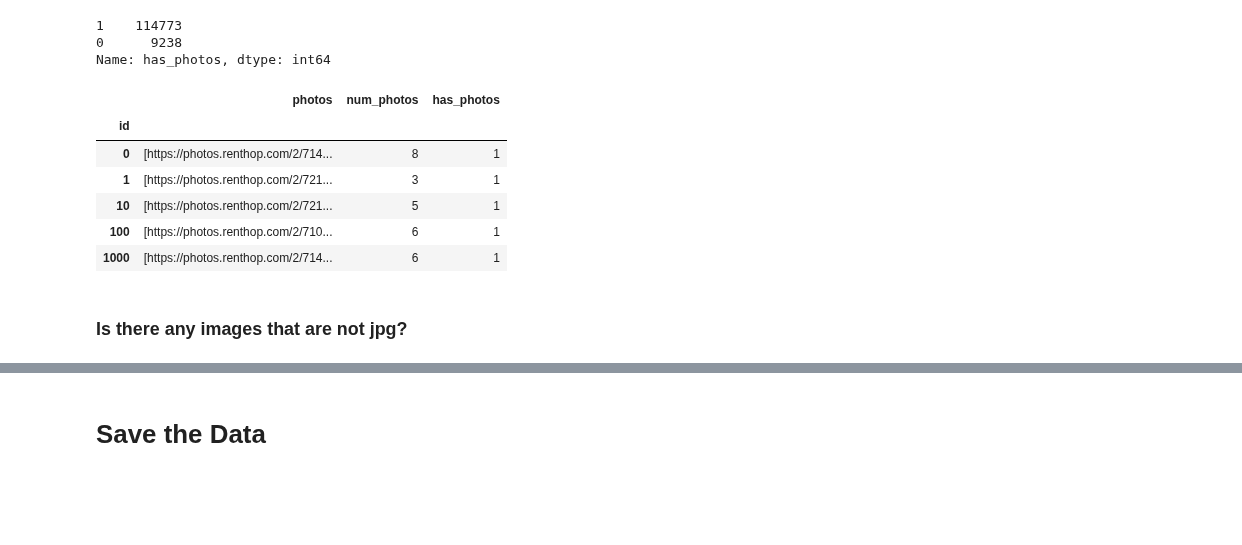
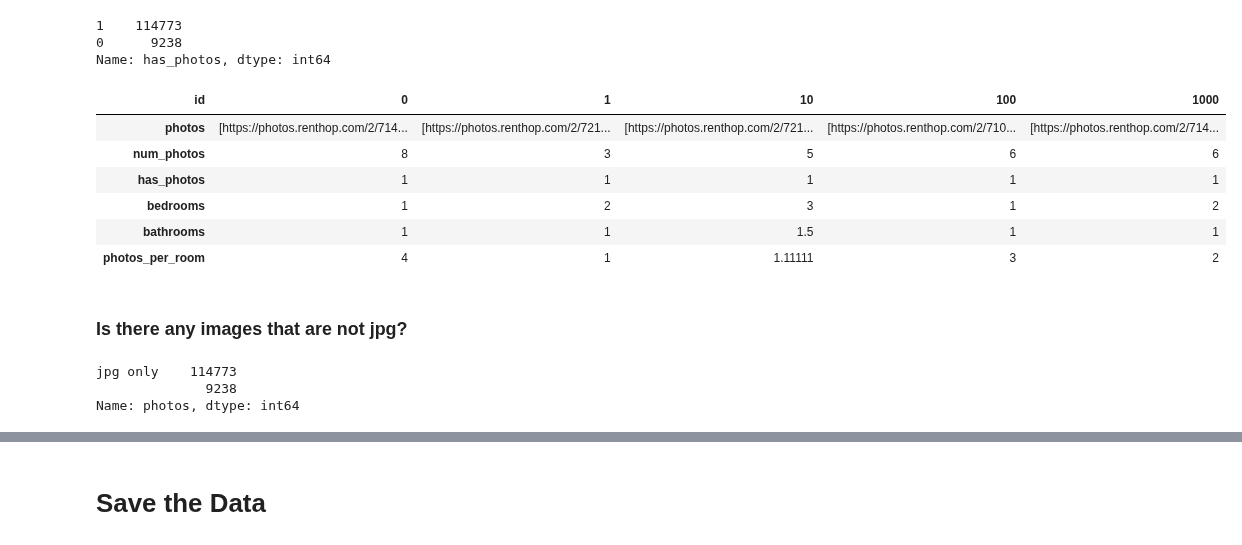
Before and after one commit to csizsek/kaggle-2s-rental-inq, a Jupyter notebook: 110_photos.ipynb, the cells around one changed output, grey strips where cells are left out. Saved outputs shown, nothing was run; the diff lists cells and outputs as text; code cells hidden in the pictures; blank space fills up the shorter version.

```diff
--- a/110_photos.ipynb
+++ b/110_photos.ipynb
@@ -46,7 +46,7 @@ d.dtypes
 photos    object
 dtype: object
 # %%
-d.loc[:, 'num_photos'] = d.photos.map(len)
+d.loc[:, 'num_photos'] = d.photos.map(len).astype(float64)
 d.loc[:, 'has_photos'] = d.num_photos.map(lambda n: int(n > 0))
 d.has_photos.value_counts()
 # %% [output]
@@ -54,15 +54,15 @@ d.has_photos.value_counts()
 0      9238
 Name: has_photos, dtype: int64
 # %%
-d.head()
+d.head().T
 # %% [output]
-|  | photos | num_photos | has_photos |
-| id |  |  |  |
-| 0 | [https://photos.renthop.com/2/714... | 8 | 1 |
-| 1 | [https://photos.renthop.com/2/721... | 3 | 1 |
-| 10 | [https://photos.renthop.com/2/721... | 5 | 1 |
-| 100 | [https://photos.renthop.com/2/710... | 6 | 1 |
-| 1000 | [https://photos.renthop.com/2/714... | 6 | 1 |
+| id | 0 | 1 | 10 | 100 | 1000 |
+| photos | [https://photos.renthop.com/2/714... | [https://photos.renthop.com/2/721... | [https://photos.renthop.com/2/721... | [https://photos.renthop.com/2/710... | [https://photos.renthop.com/2/714... |
+| num_photos | 8 | 3 | 5 | 6 | 6 |
+| has_photos | 1 | 1 | 1 | 1 | 1 |
+| bedrooms | 1 | 2 | 3 | 1 | 2 |
+| bathrooms | 1 | 1 | 1.5 | 1 | 1 |
+| photos_per_room | 4 | 1 | 1.11111 | 3 | 2 |
 # %% [markdown]
 ### Is there any images that are not jpg?
 # %%
@@ -81,6 +81,10 @@ def find_not_jpg(photos):
 
 
 d.photos.map(lambda ps: find_not_jpg(ps)).value_counts()
+# %% [output]
+jpg only    114773
+              9238
+Name: photos, dtype: int64
 # %%
 def photo_per_room_ratio(row):
     room_cnt = row.bedrooms + row.bathrooms
```
Also changed, not shown: parts of 2 cells of this notebook, 6 other files.
